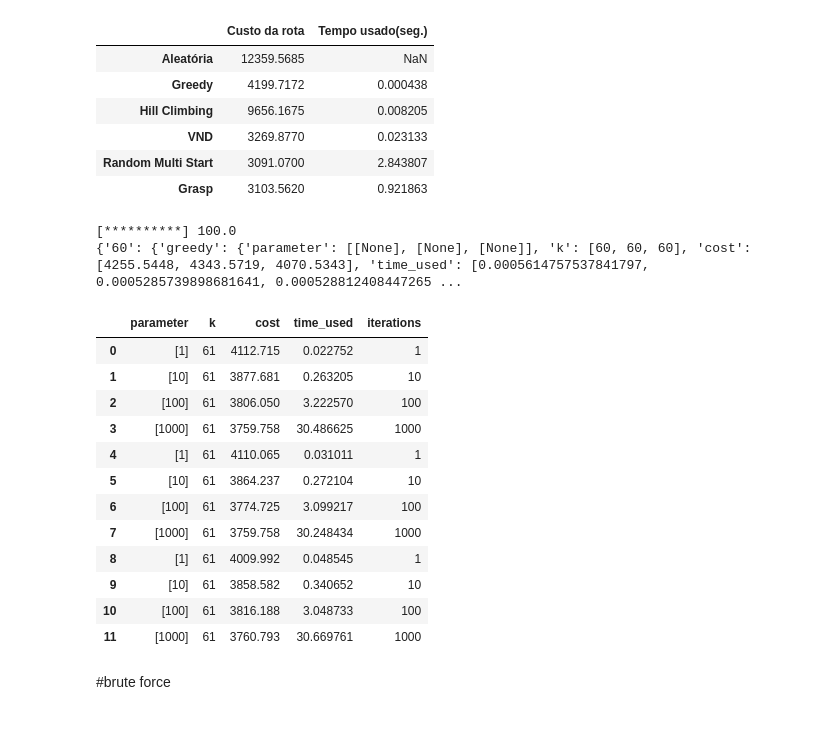
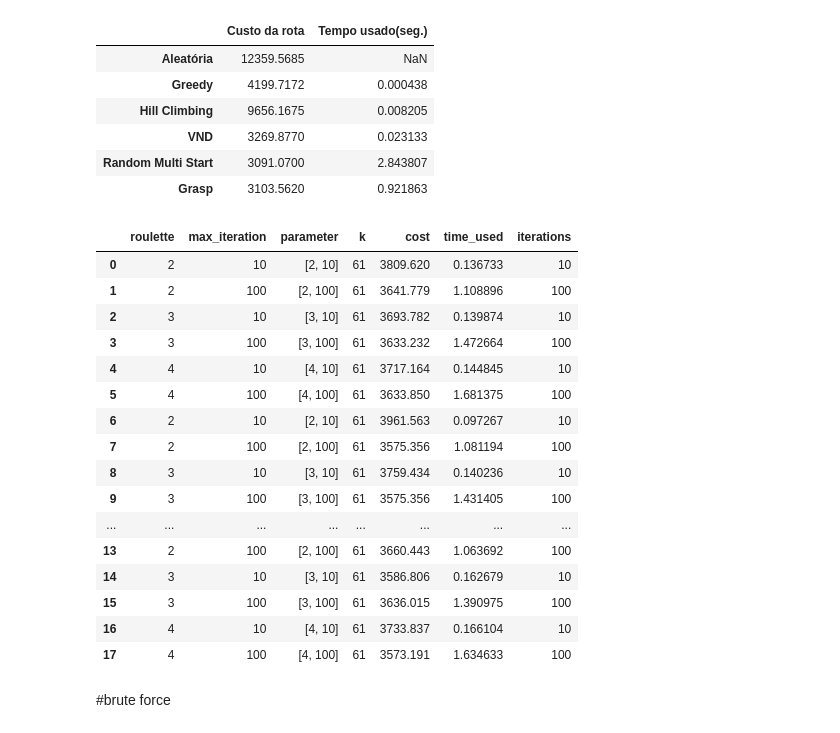
Before and after one commit to HerbertHipolito/Travelling-Salesman, a Jupyter notebook: traveling_salesman.ipynb, the cells around one changed output. Cells and saved outputs as stored; diff of their text form; code cells hidden in the pictures.

```diff
--- a/traveling_salesman.ipynb
+++ b/traveling_salesman.ipynb
@@ -614,11 +614,6 @@ for k in range(range_node[0],range_node[1]):
   models = [model.greedy,model.vnd,model.hill_climbing,model.random_mult_start,model.GRASP]
 
   result_dic[str(k)] = performing_simulations(models,k,parameters,simulations_per_k,initial_routes).execute()
-
-print(result_dic)
-# %% [output]
-[**********] 100.0
-{'60': {'greedy': {'parameter': [[None], [None], [None]], 'k': [60, 60, 60], 'cost': [4255.5448, 4343.5719, 4070.5343], 'time_used': [0.0005614757537841797, 0.0005285739898681641, 0.000528812408447265 ...
 # %%
 def split_parameter_table(result_dic,range_node,parameter_names):
 
@@ -640,21 +635,25 @@ def split_parameter_table(result_dic,range_node,parameter_names):
 
 result_dic = split_parameter_table(result_dic,range_node,parameter_names)
 # %%
-display(pd.DataFrame(result_dic['61']['random_mult_start']))
+display(pd.DataFrame(result_dic['61']['GRASP']))
 # %% [output]
-|  | parameter | k | cost | time_used | iterations |
-| 0 | [1] | 61 | 4112.715 | 0.022752 | 1 |
-| 1 | [10] | 61 | 3877.681 | 0.263205 | 10 |
-| 2 | [100] | 61 | 3806.050 | 3.222570 | 100 |
-| 3 | [1000] | 61 | 3759.758 | 30.486625 | 1000 |
-| 4 | [1] | 61 | 4110.065 | 0.031011 | 1 |
-| 5 | [10] | 61 | 3864.237 | 0.272104 | 10 |
-| 6 | [100] | 61 | 3774.725 | 3.099217 | 100 |
-| 7 | [1000] | 61 | 3759.758 | 30.248434 | 1000 |
-| 8 | [1] | 61 | 4009.992 | 0.048545 | 1 |
-| 9 | [10] | 61 | 3858.582 | 0.340652 | 10 |
-| 10 | [100] | 61 | 3816.188 | 3.048733 | 100 |
-| 11 | [1000] | 61 | 3760.793 | 30.669761 | 1000 |
+|  | roulette | max_iteration | parameter | k | cost | time_used | iterations |
+| 0 | 2 | 10 | [2, 10] | 61 | 3809.620 | 0.136733 | 10 |
+| 1 | 2 | 100 | [2, 100] | 61 | 3641.779 | 1.108896 | 100 |
+| 2 | 3 | 10 | [3, 10] | 61 | 3693.782 | 0.139874 | 10 |
+| 3 | 3 | 100 | [3, 100] | 61 | 3633.232 | 1.472664 | 100 |
+| 4 | 4 | 10 | [4, 10] | 61 | 3717.164 | 0.144845 | 10 |
+| 5 | 4 | 100 | [4, 100] | 61 | 3633.850 | 1.681375 | 100 |
+| 6 | 2 | 10 | [2, 10] | 61 | 3961.563 | 0.097267 | 10 |
+| 7 | 2 | 100 | [2, 100] | 61 | 3575.356 | 1.081194 | 100 |
+| 8 | 3 | 10 | [3, 10] | 61 | 3759.434 | 0.140236 | 10 |
+| 9 | 3 | 100 | [3, 100] | 61 | 3575.356 | 1.431405 | 100 |
+| ... | ... | ... | ... | ... | ... | ... | ... |
+| 13 | 2 | 100 | [2, 100] | 61 | 3660.443 | 1.063692 | 100 |
+| 14 | 3 | 10 | [3, 10] | 61 | 3586.806 | 0.162679 | 10 |
+| 15 | 3 | 100 | [3, 100] | 61 | 3636.015 | 1.390975 | 100 |
+| 16 | 4 | 10 | [4, 10] | 61 | 3733.837 | 0.166104 | 10 |
+| 17 | 4 | 100 | [4, 100] | 61 | 3573.191 | 1.634633 | 100 |
 # %% [markdown]
 #brute force
 # %%
```
